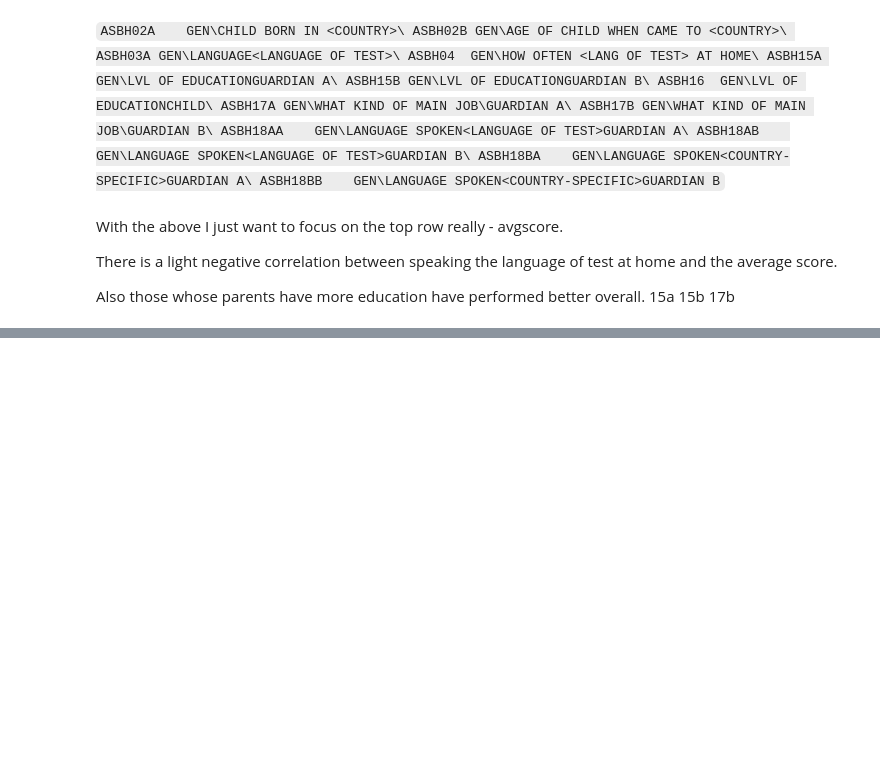
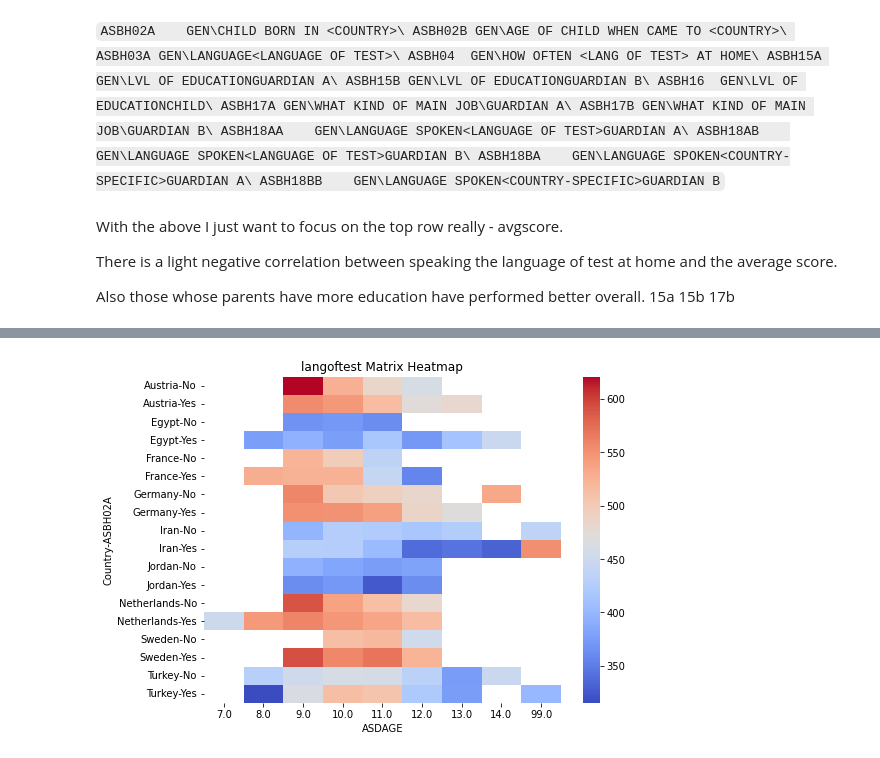
Before and after one commit to SophieESpencer/Comparison, a Jupyter notebook: 5.21 Analysis - other demographic variables.ipynb, the cells around one changed output, grey strips where cells are left out. Saved outputs shown, nothing was run; the diff lists cells and outputs as text; code cells hidden in the pictures; blank space fills up the shorter version.

```diff
--- a/5.21 Analysis - other demographic variables.ipynb
+++ b/5.21 Analysis - other demographic variables.ipynb
@@ -55,0 +98,14 @@ Also those whose parents have more education have performed better overall. 15a
+# %%
+pivot_age = df.pivot_table(values='avgscore', index=['Country','ASBH02A'],columns=['ASDAGE'] )
+plt.figure(figsize=(8, 6))
+
+# Create the heatmap
+sns.heatmap(pivot_age, annot=False, cmap='coolwarm')
+
+# Add a title
+plt.title('langoftest Matrix Heatmap')
+
+# Show the plot
+plt.show()
+# %% [output]
+[figure, added]
```
Also changed, not shown: parts of 3 cells of this notebook, 3 other files.
